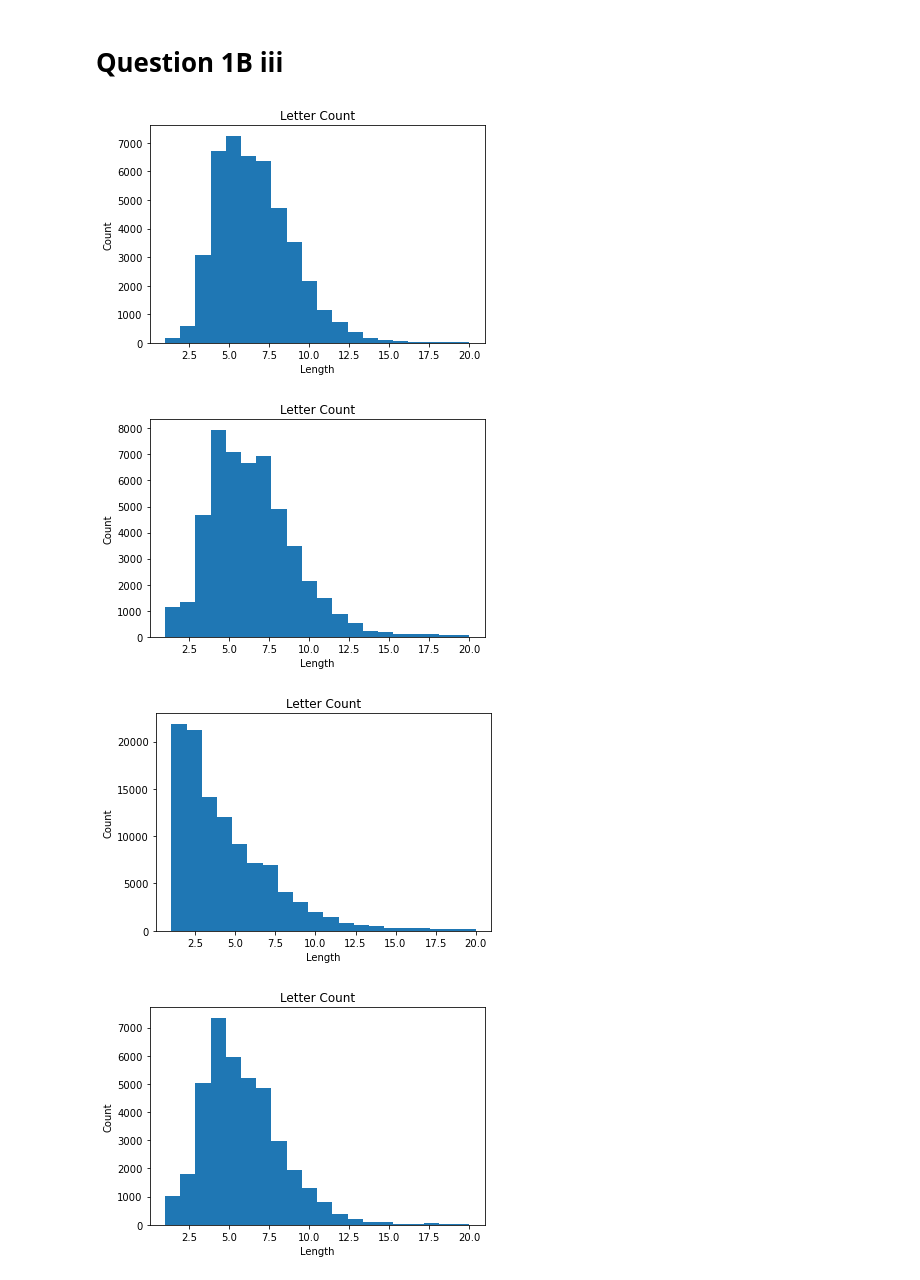
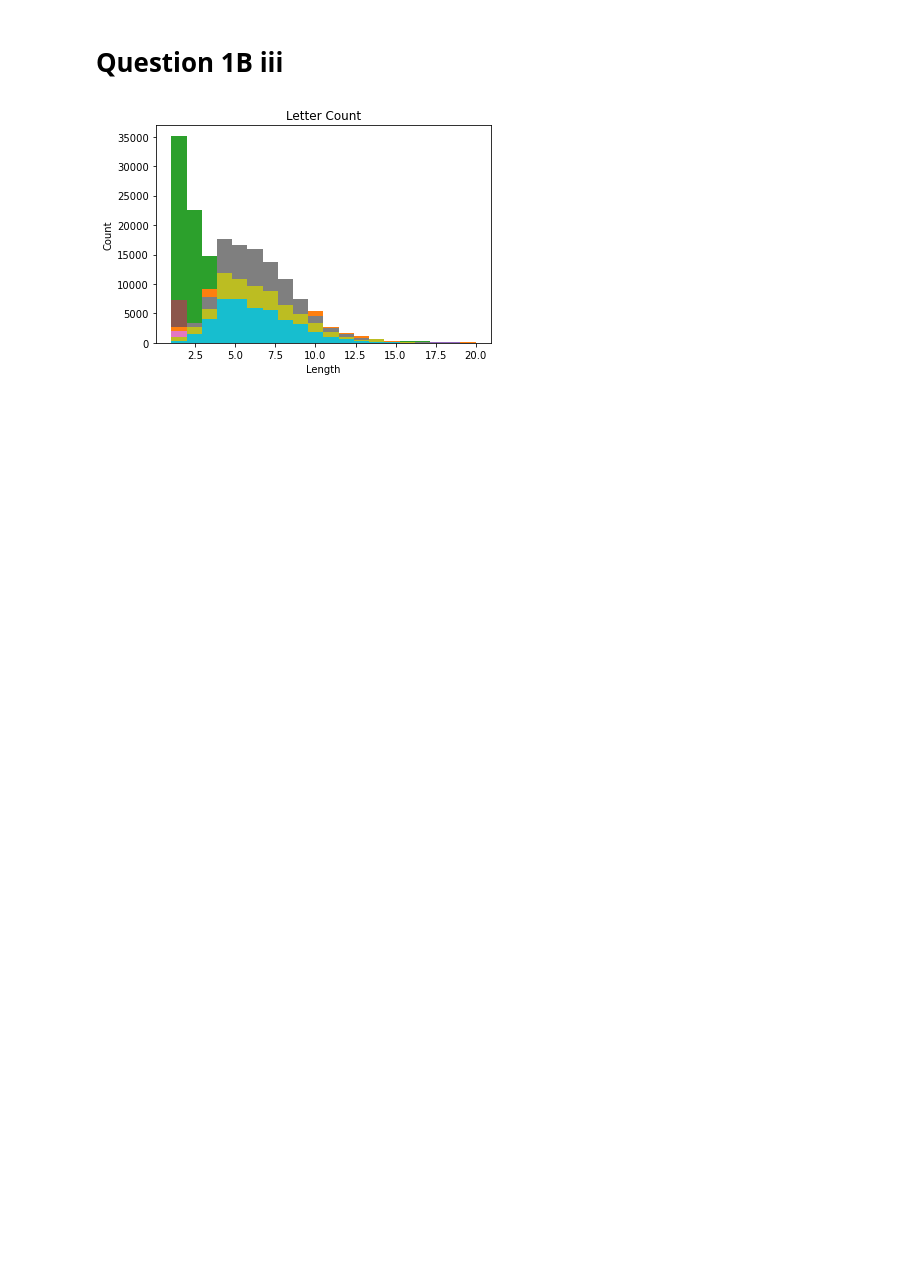
Before and after one commit to AndrewArpin/SocialDataMiningMidTerm, a Jupyter notebook: Mid-TermProjectGroup4.ipynb, the cells around one changed output. Cells and saved outputs as stored; diff of their text form; code cells hidden in the pictures; blank space fills up the shorter version.

```diff
--- a/Mid-TermProjectGroup4.ipynb
+++ b/Mid-TermProjectGroup4.ipynb
@@ -82,9 +84,10 @@ for x in range(20):
     commondf = docs_df.loc[(docs_df['topic'] == x)]
     common = ' '.join(commondf['text'])
     common = pd.Series(common.split()).value_counts()[:10]
-    commondft = pd.DataFrame(common)
-    commondft.rename( columns={0 :'count'}, inplace=True )
-    plt.plot(commondft['count'], color='blue', marker='o')
-    plt.show()
-    plt.savefig('plot.png')
+#     commondft = pd.DataFrame(common)
+#     commondft.rename( columns={0 :'count'}, inplace=True )
+    common.plot(kind="bar")
+    #plt.plot(commondft['count'], color='blue', marker='o')
+    a = 'plot' + str(x)
+    plt.savefig(a)
 # %% [output]
@@ -107,5 +98,6 @@ for x in range(20):
     words = ' '.join([i for i in bigramdf['text']]).split()
     bigrams = (pd.Series(nltk.ngrams(words, 2)).value_counts())[:10]
     bigrams.plot(kind = "barh")
-#     plt.show()
+    a = 'bigram' + str(x)
+    plt.savefig(a)
 # %% [output]
@@ -116,5 +108,6 @@ for x in range(20):
     words = ' '.join([i for i in trigramdf['text']]).split()
     bigrams = (pd.Series(nltk.ngrams(words, 3)).value_counts())[:10]
     bigrams.plot(kind = "barh")
-#     plt.show()
+    a = 'trigram' + str(x)
+    plt.savefig(a)
 # %% [output]
@@ -129,5 +122,6 @@ for x in range(20):
     plt.figure()
     plt.imshow(wordcloud, interpolation="bilinear")
     plt.axis("off")
-    plt.show()
+    a = 'wordcloud' + str(x)
+    plt.savefig(a)
 # %% [output]
@@ -146,18 +143,16 @@ for x in range(20):
 # %%
 #letter count
 for x in range(20):
     commondf = docs_df.loc[(docs_df['topic'] == x)]
     words = ' '.join([i for i in commondf['text']]).split()
     mylist = []
     for i in words:
         mylist.append(len(i))
     plt.title("Letter Count")
     plt.xlabel("Length")
     plt.ylabel("Count")
     plt.hist(mylist, bins=20, range=[1, 20])
-    plt.show()
+    a = 'lettercount' + str(x)
+    plt.savefig(a)
 # %% [output]
-[figure, old version]
+[figure, new version]
-[figure, removed]
-[figure, removed]
-[figure, removed]
```
Also changed, not shown: parts of 19 cells of this notebook.
